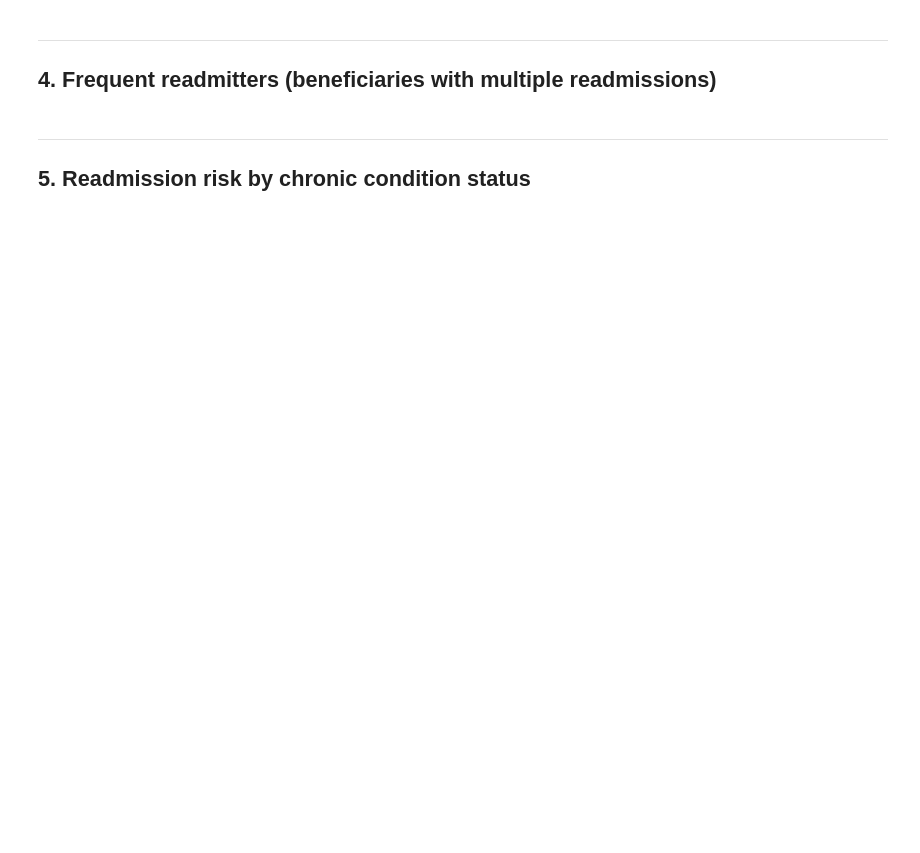
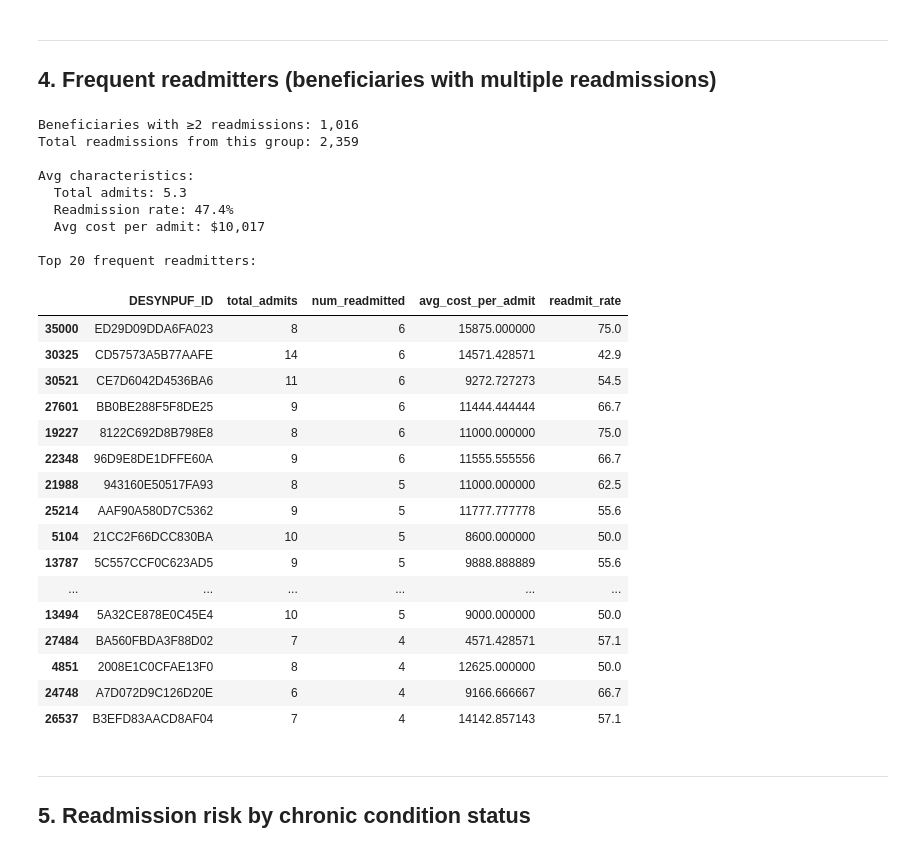
Before and after one commit to Ajaiah-D/Healthcare-Claims-Analytics, a Jupyter notebook: notebooks/04_readmissions.ipynb, the cells around one changed output. Saved outputs shown, nothing was run; the diff lists cells and outputs as text; code cells hidden in the pictures; blank space fills up the shorter version.

```diff
--- a/notebooks/04_readmissions.ipynb
+++ b/notebooks/04_readmissions.ipynb
@@ -84,28 +128,52 @@ diag_readmit.to_csv("../data/exports/readmission_rates_by_diagnosis.csv", index=
 # %%
 # Count readmissions per beneficiary
 readmitter_profile = claims.groupby('DESYNPUF_ID').agg(
     total_admits=('CLM_ID', 'count'),
     num_readmitted=('readmitted_30d', 'sum'),
     avg_cost_per_admit=('CLM_PMT_AMT', 'mean')
 ).reset_index()
 
 readmitter_profile['readmit_rate'] = (readmitter_profile['num_readmitted'] / readmitter_profile['total_admits'] * 100).round(1)
 
 # Identify frequent readmitters (2+ readmissions)
 frequent_readmitters = readmitter_profile[readmitter_profile['num_readmitted'] >= 2].sort_values('num_readmitted', ascending=False)
 
-print(f"
-Beneficiaries with ≥2 readmissions: {len(frequent_readmitters):,}")
+print(f"\nBeneficiaries with ≥2 readmissions: {len(frequent_readmitters):,}")
 print(f"Total readmissions from this group: {frequent_readmitters['num_readmitted'].sum():,}")
-print(f"
-Avg characteristics:")
+print(f"\nAvg characteristics:")
 print(f"  Total admits: {frequent_readmitters['total_admits'].mean():.1f}")
 print(f"  Readmission rate: {frequent_readmitters['readmit_rate'].mean():.1f}%")
 print(f"  Avg cost per admit: ${frequent_readmitters['avg_cost_per_admit'].mean():,.0f}")
 
-print(f"
-Top 20 frequent readmitters:")
+print(f"\nTop 20 frequent readmitters:")
 display(frequent_readmitters.head(20))
+# %% [output]
+Beneficiaries with ≥2 readmissions: 1,016
+Total readmissions from this group: 2,359
+
+Avg characteristics:
+  Total admits: 5.3
+  Readmission rate: 47.4%
+  Avg cost per admit: $10,017
+
+Top 20 frequent readmitters:
+|  | DESYNPUF_ID | total_admits | num_readmitted | avg_cost_per_admit | readmit_rate |
+| 35000 | ED29D09DDA6FA023 | 8 | 6 | 15875.000000 | 75.0 |
+| 30325 | CD57573A5B77AAFE | 14 | 6 | 14571.428571 | 42.9 |
+| 30521 | CE7D6042D4536BA6 | 11 | 6 | 9272.727273 | 54.5 |
+| 27601 | BB0BE288F5F8DE25 | 9 | 6 | 11444.444444 | 66.7 |
+| 19227 | 8122C692D8B798E8 | 8 | 6 | 11000.000000 | 75.0 |
+| 22348 | 96D9E8DE1DFFE60A | 9 | 6 | 11555.555556 | 66.7 |
+| 21988 | 943160E50517FA93 | 8 | 5 | 11000.000000 | 62.5 |
+| 25214 | AAF90A580D7C5362 | 9 | 5 | 11777.777778 | 55.6 |
+| 5104 | 21CC2F66DCC830BA | 10 | 5 | 8600.000000 | 50.0 |
+| 13787 | 5C557CCF0C623AD5 | 9 | 5 | 9888.888889 | 55.6 |
+| ... | ... | ... | ... | ... | ... |
+| 13494 | 5A32CE878E0C45E4 | 10 | 5 | 9000.000000 | 50.0 |
+| 27484 | BA560FBDA3F88D02 | 7 | 4 | 4571.428571 | 57.1 |
+| 4851 | 2008E1C0CFAE13F0 | 8 | 4 | 12625.000000 | 50.0 |
+| 24748 | A7D072D9C126D20E | 6 | 4 | 9166.666667 | 66.7 |
+| 26537 | B3EFD83AACD8AF04 | 7 | 4 | 14142.857143 | 57.1 |
 # %% [markdown]
 ---
 ## 5. Readmission risk by chronic condition status
```
Also changed, not shown: parts of 4 cells of this notebook, 26 other files.
